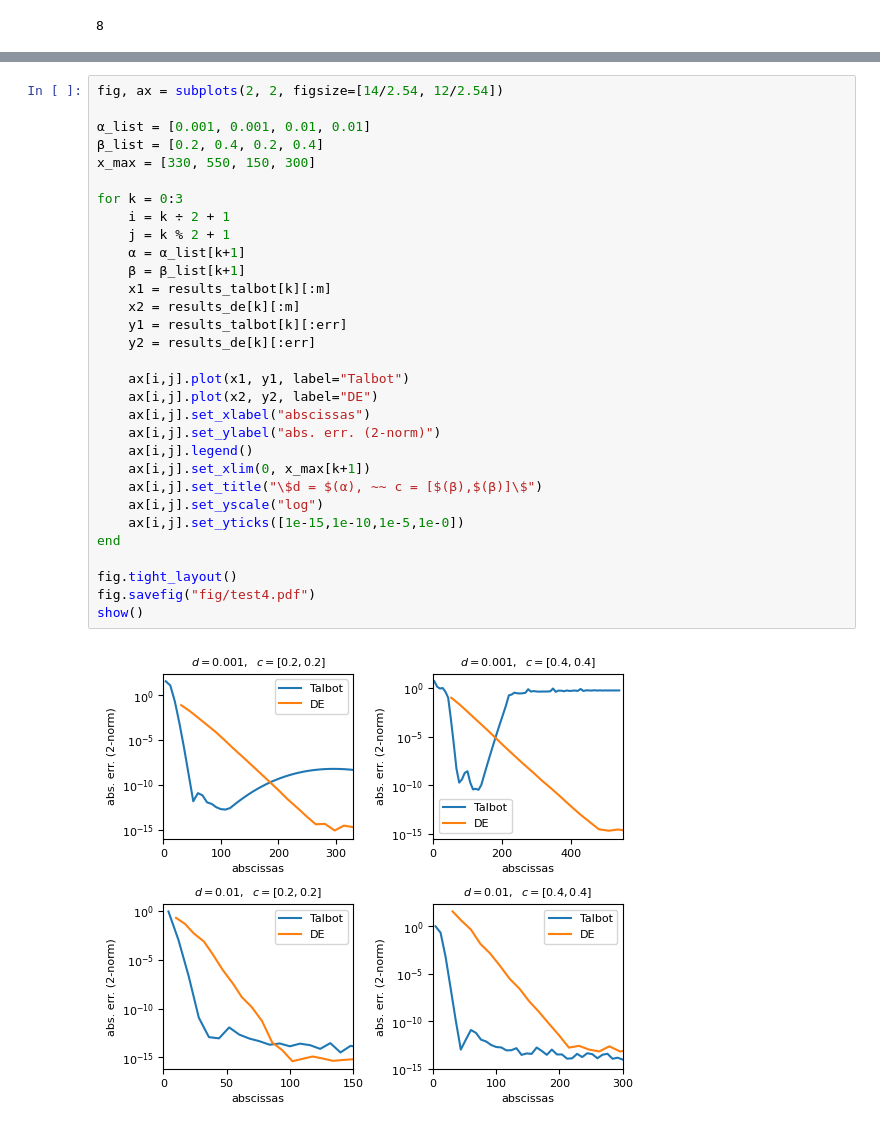
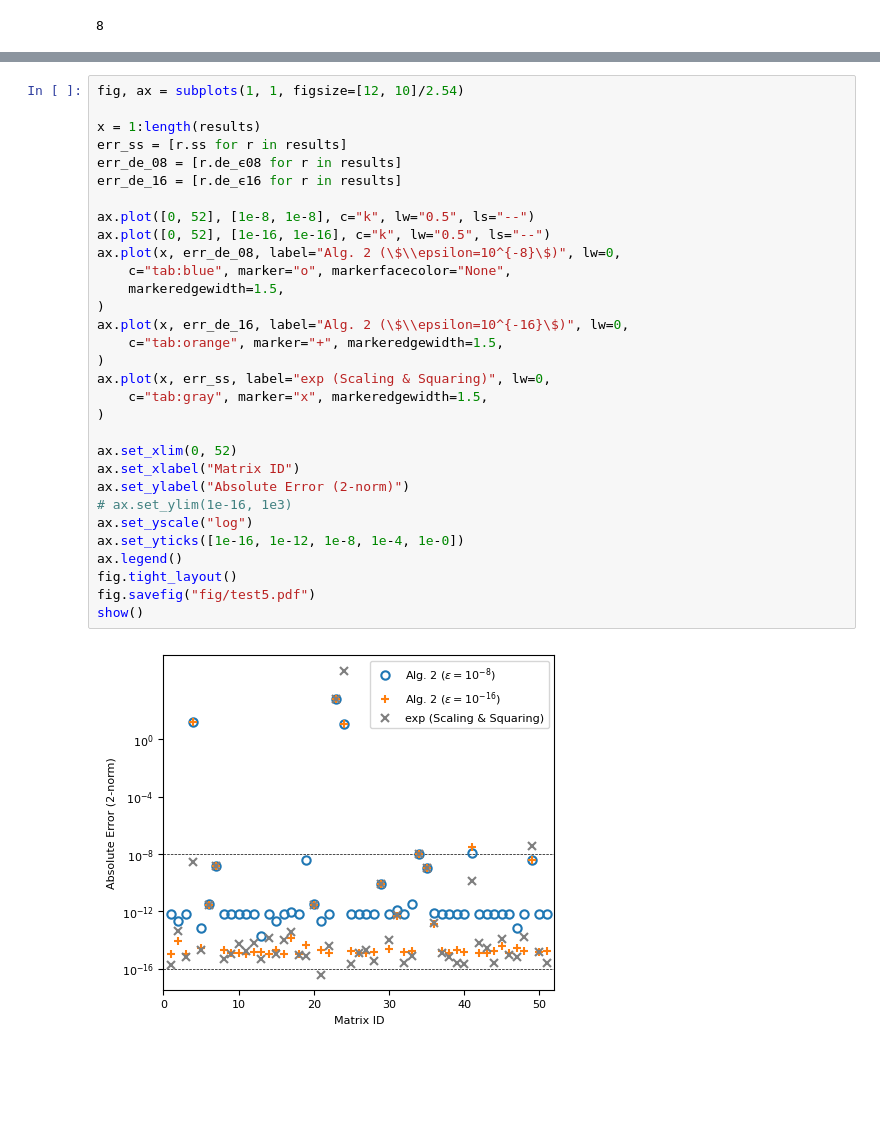
Before and after one commit to f-ttok/article-expmde, a Jupyter notebook: test4.ipynb, the cells around one changed output, grey strips where cells are left out. Cells and saved outputs as stored; diff of their text form; blank space fills up the shorter version.

```diff
--- a/test4.ipynb
+++ b/test4.ipynb
@@ -195,33 +163,33 @@ end
-# %%
-fig, ax = subplots(2, 2, figsize=[14/2.54, 12/2.54])
-
-α_list = [0.001, 0.001, 0.01, 0.01]
-β_list = [0.2, 0.4, 0.2, 0.4]
-x_max = [330, 550, 150, 300]
-
-for k = 0:3
-    i = k ÷ 2 + 1
-    j = k % 2 + 1
-    α = α_list[k+1]
-    β = β_list[k+1]
-    x1 = results_talbot[k][:m]
-    x2 = results_de[k][:m]
-    y1 = results_talbot[k][:err]
-    y2 = results_de[k][:err]
-
-    ax[i,j].plot(x1, y1, label="Talbot")
-    ax[i,j].plot(x2, y2, label="DE")
-    ax[i,j].set_xlabel("abscissas")
-    ax[i,j].set_ylabel("abs. err. (2-norm)")
-    ax[i,j].legend()
-    ax[i,j].set_xlim(0, x_max[k+1])
-    ax[i,j].set_title("\$d = $(α), ~~ c = [$(β),$(β)]\$")
-    ax[i,j].set_yscale("log")
-    ax[i,j].set_yticks([1e-15,1e-10,1e-5,1e-0])
-end
-
-fig.tight_layout()
-fig.savefig("fig/test4.pdf")
-show()
-# %% [output]
-[figure, removed]
+# %%
+fig, ax = subplots(1, 1, figsize=[12, 10]/2.54)
+
+x = 1:length(results)
+err_ss = [r.ss for r in results]
+err_de_08 = [r.de_ϵ08 for r in results]
+err_de_16 = [r.de_ϵ16 for r in results]
+
+ax.plot([0, 52], [1e-8, 1e-8], c="k", lw="0.5", ls="--")
+ax.plot([0, 52], [1e-16, 1e-16], c="k", lw="0.5", ls="--")
+ax.plot(x, err_de_08, label="Alg. 2 (\$\\epsilon=10^{-8}\$)", lw=0,
+    c="tab:blue", marker="o", markerfacecolor="None",
+    markeredgewidth=1.5,
+)
+ax.plot(x, err_de_16, label="Alg. 2 (\$\\epsilon=10^{-16}\$)", lw=0,
+    c="tab:orange", marker="+", markeredgewidth=1.5,
+)
+ax.plot(x, err_ss, label="exp (Scaling & Squaring)", lw=0,
+    c="tab:gray", marker="x", markeredgewidth=1.5,
+)
+
+ax.set_xlim(0, 52)
+ax.set_xlabel("Matrix ID")
+ax.set_ylabel("Absolute Error (2-norm)")
+# ax.set_ylim(1e-16, 1e3)
+ax.set_yscale("log")
+ax.set_yticks([1e-16, 1e-12, 1e-8, 1e-4, 1e-0])
+ax.legend()
+fig.tight_layout()
+fig.savefig("fig/test5.pdf")
+show()
+# %% [output]
+[figure, added]
```
Also changed, not shown: parts of 20 cells of this notebook.
